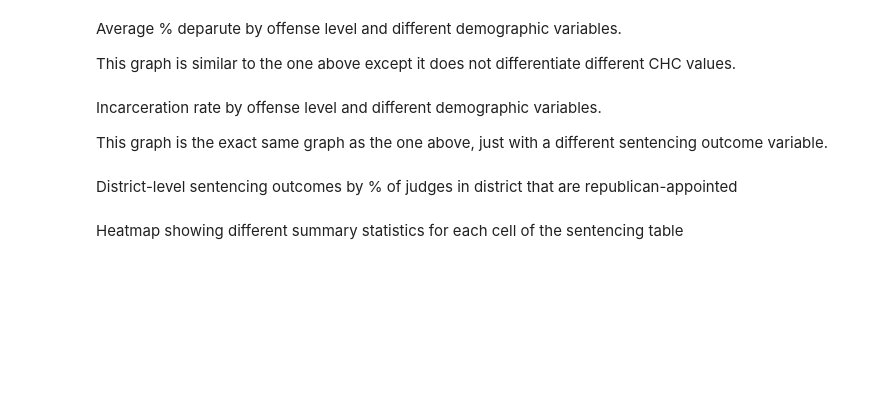
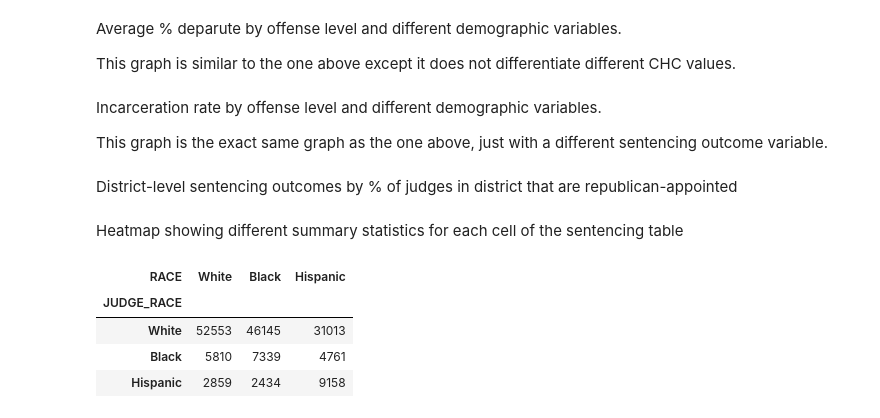
Before and after one commit to aj-bei/USSC-Fairness-Analysis-DTSC-430X-Capstone-, a Jupyter notebook: scripts/eda.ipynb, the cells around one changed output. Cells and saved outputs as stored; diff of their text form; code cells hidden in the pictures; blank space fills up the shorter version.

```diff
--- a/scripts/eda.ipynb
+++ b/scripts/eda.ipynb
@@ -2606,3 +2608,22 @@ for ax in axes:
 plt.suptitle("Sentencing Outcomes by Offense Level and CHC", fontsize=13)
 plt.tight_layout()
 plt.show()
+# %%
+test_df = sent_df[sent_df["JUDGE_RACE"] != "Other"]
+
+# count combinations of JUDGE_RACE and RACE
+comb_counts = (
+    test_df.groupby(["JUDGE_RACE", "RACE"], observed=False)
+    .size()
+    .reset_index(name="count")
+)
+
+pivot = comb_counts.pivot(index="JUDGE_RACE", columns="RACE", values="count").fillna(0)
+pivot = pivot.reindex(index=["White", "Black", "Hispanic"], columns=["White", "Black", "Hispanic"])
+pivot
+# %% [output]
+| RACE | White | Black | Hispanic |
+| JUDGE_RACE |  |  |  |
+| White | 52553 | 46145 | 31013 |
+| Black | 5810 | 7339 | 4761 |
+| Hispanic | 2859 | 2434 | 9158 |
```
Also changed, not shown: parts of 2 cells of this notebook, 2 other files.
